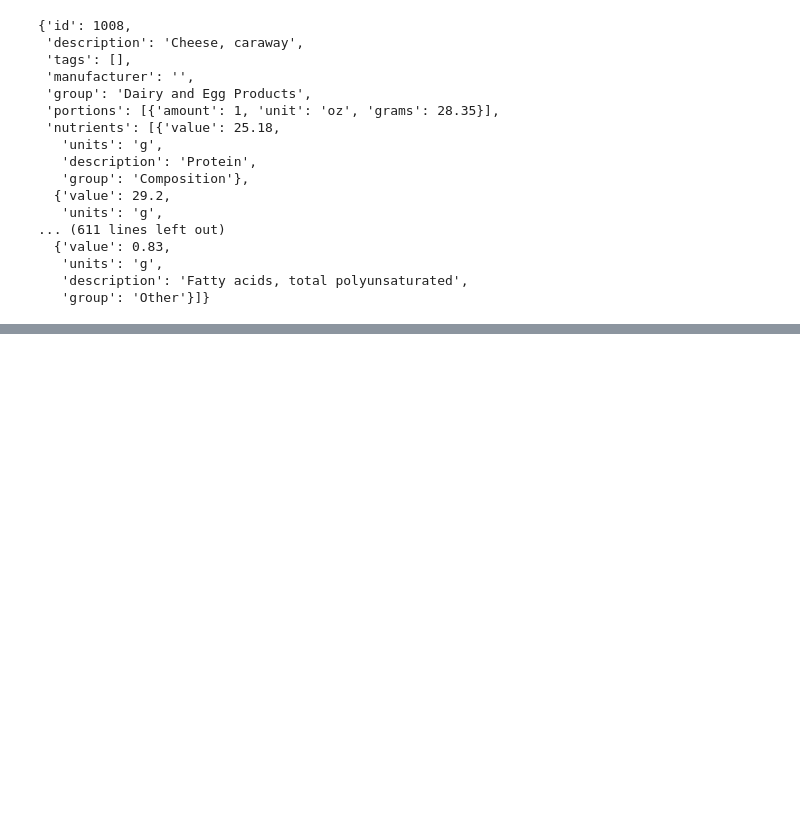
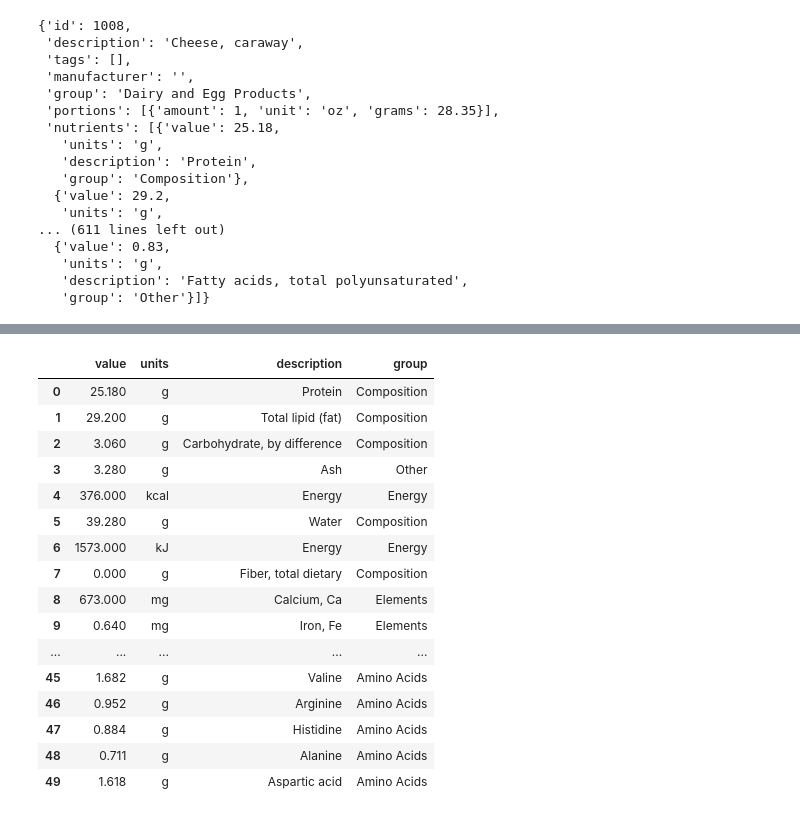
Before and after one commit to morey-ow/cs2521-summer2023, a Jupyter notebook: chapter10notes_day2.ipynb, the cells around one changed output, grey strips where cells are left out. Saved outputs shown, nothing was run; the diff lists cells and outputs as text; code cells hidden in the pictures; blank space fills up the shorter version.

```diff
--- a/chapter10notes_day2.ipynb
+++ b/chapter10notes_day2.ipynb
@@ -573,0 +602,20 @@ db[0]  # this is a dictionary
+# %%
+pd.DataFrame(db[0]['nutrients']).head(50)
+# %% [output]
+|  | value | units | description | group |
+| 0 | 25.180 | g | Protein | Composition |
+| 1 | 29.200 | g | Total lipid (fat) | Composition |
+| 2 | 3.060 | g | Carbohydrate, by difference | Composition |
+| 3 | 3.280 | g | Ash | Other |
+| 4 | 376.000 | kcal | Energy | Energy |
+| 5 | 39.280 | g | Water | Composition |
+| 6 | 1573.000 | kJ | Energy | Energy |
+| 7 | 0.000 | g | Fiber, total dietary | Composition |
+| 8 | 673.000 | mg | Calcium, Ca | Elements |
+| 9 | 0.640 | mg | Iron, Fe | Elements |
+| ... | ... | ... | ... | ... |
+| 45 | 1.682 | g | Valine | Amino Acids |
+| 46 | 0.952 | g | Arginine | Amino Acids |
+| 47 | 0.884 | g | Histidine | Amino Acids |
+| 48 | 0.711 | g | Alanine | Amino Acids |
+| 49 | 1.618 | g | Aspartic acid | Amino Acids |
```
Also changed, not shown: parts of 26 cells of this notebook.
